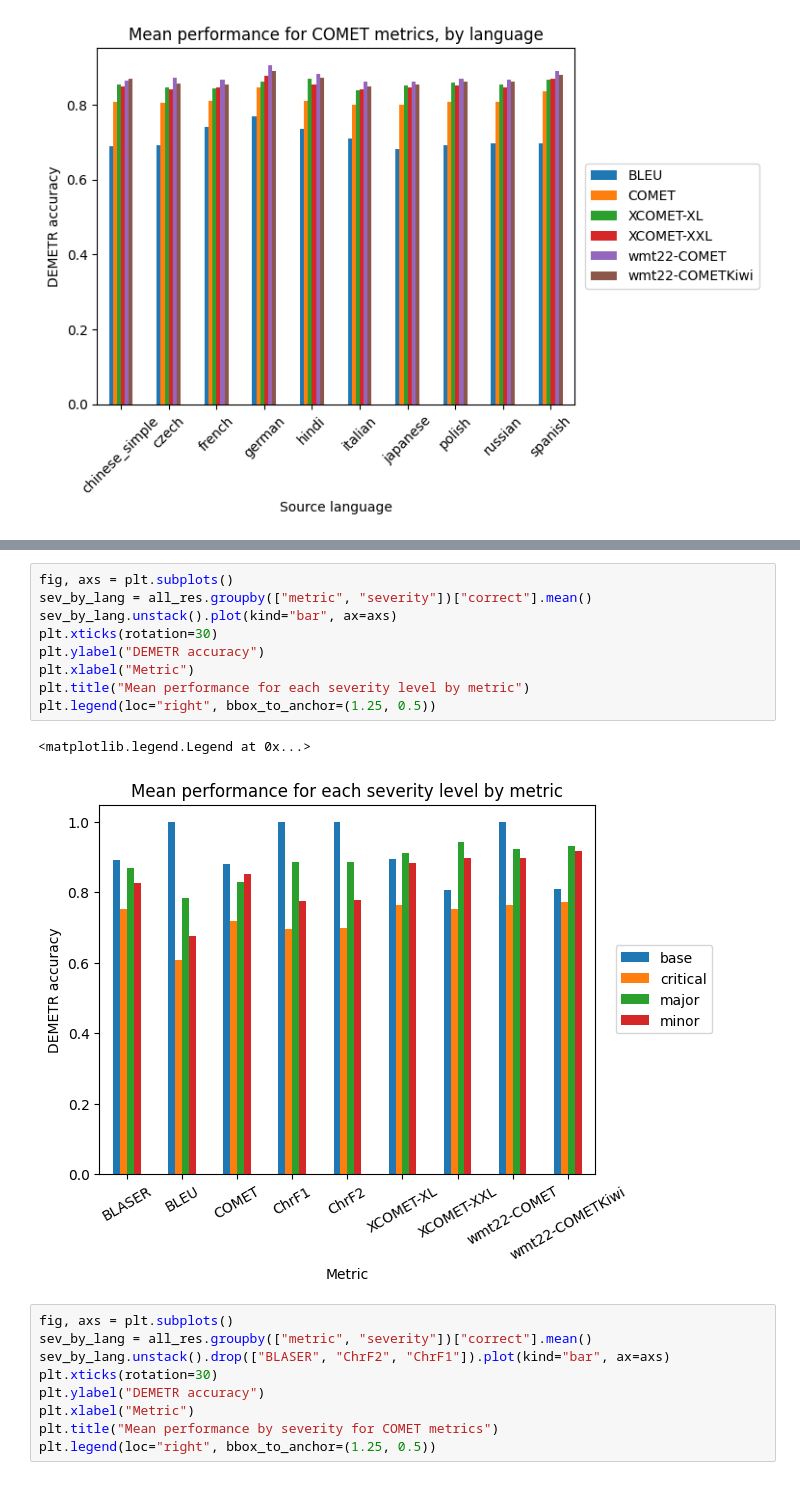
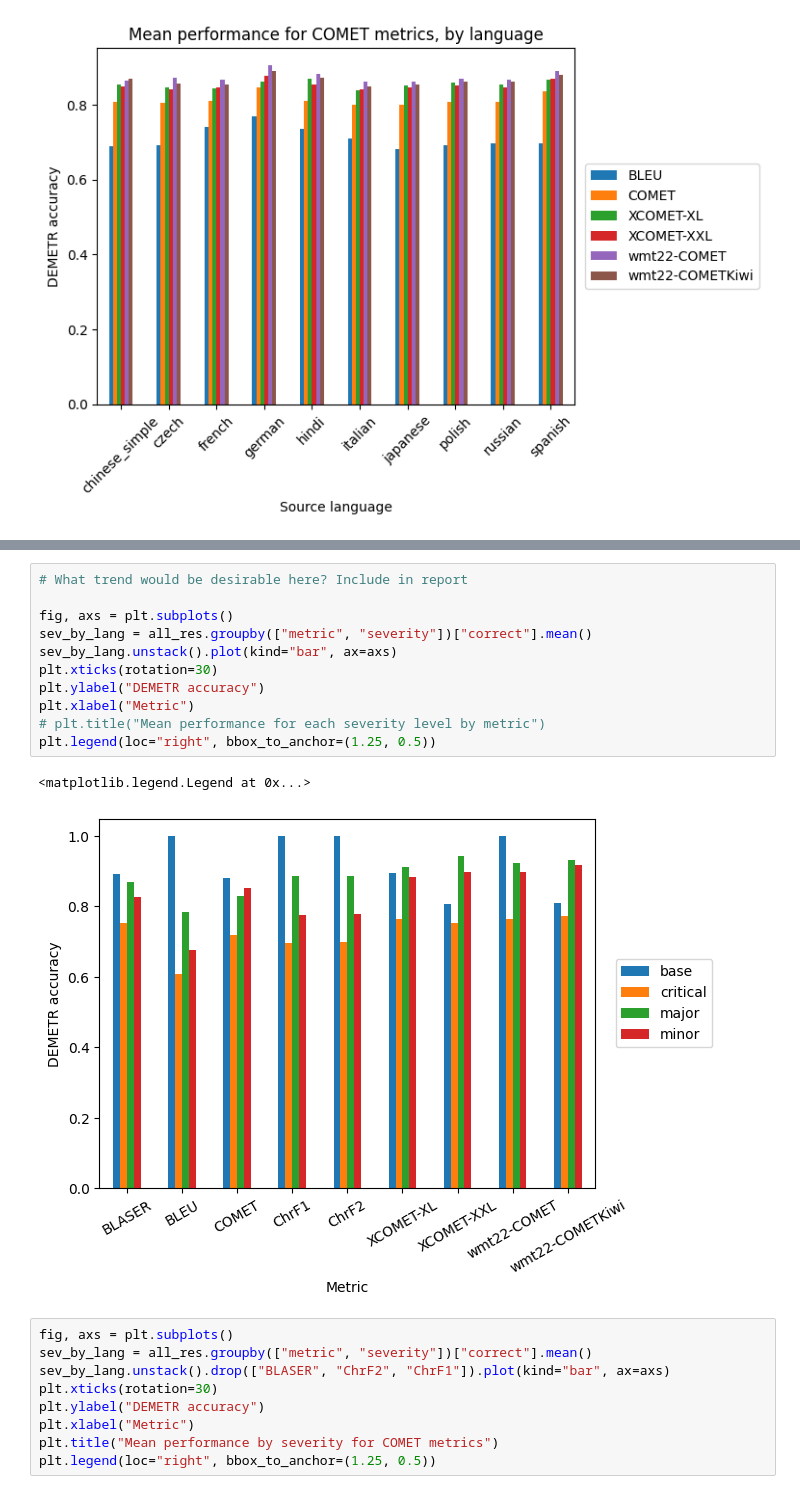
Before and after one commit to alan-turing-institute/ARC-m4st, a Jupyter notebook: notebooks/process_demetr_results.ipynb, the cells around one changed output, grey strips where cells are left out. Cells and saved outputs as stored; diff of their text form.

```diff
--- a/notebooks/process_demetr_results.ipynb
+++ b/notebooks/process_demetr_results.ipynb
@@ -235,15 +317,17 @@ Text(0.5, 1.0, 'Mean performance across all languages')
 # %%
+# What trend would be desirable here? Include in report
+
 fig, axs = plt.subplots()
 sev_by_lang = all_res.groupby(["metric", "severity"])["correct"].mean()
 sev_by_lang.unstack().plot(kind="bar", ax=axs)
 plt.xticks(rotation=30)
 plt.ylabel("DEMETR accuracy")
 plt.xlabel("Metric")
-plt.title("Mean performance for each severity level by metric")
+# plt.title("Mean performance for each severity level by metric")
 plt.legend(loc="right", bbox_to_anchor=(1.25, 0.5))
 # %% [output]
 <matplotlib.legend.Legend at 0x...>
-[figure, old version]
+[figure, new version]
 # %%
 fig, axs = plt.subplots()
 sev_by_lang = all_res.groupby(["metric", "severity"])["correct"].mean()
```
Also changed, not shown: parts of 12 cells of this notebook.
